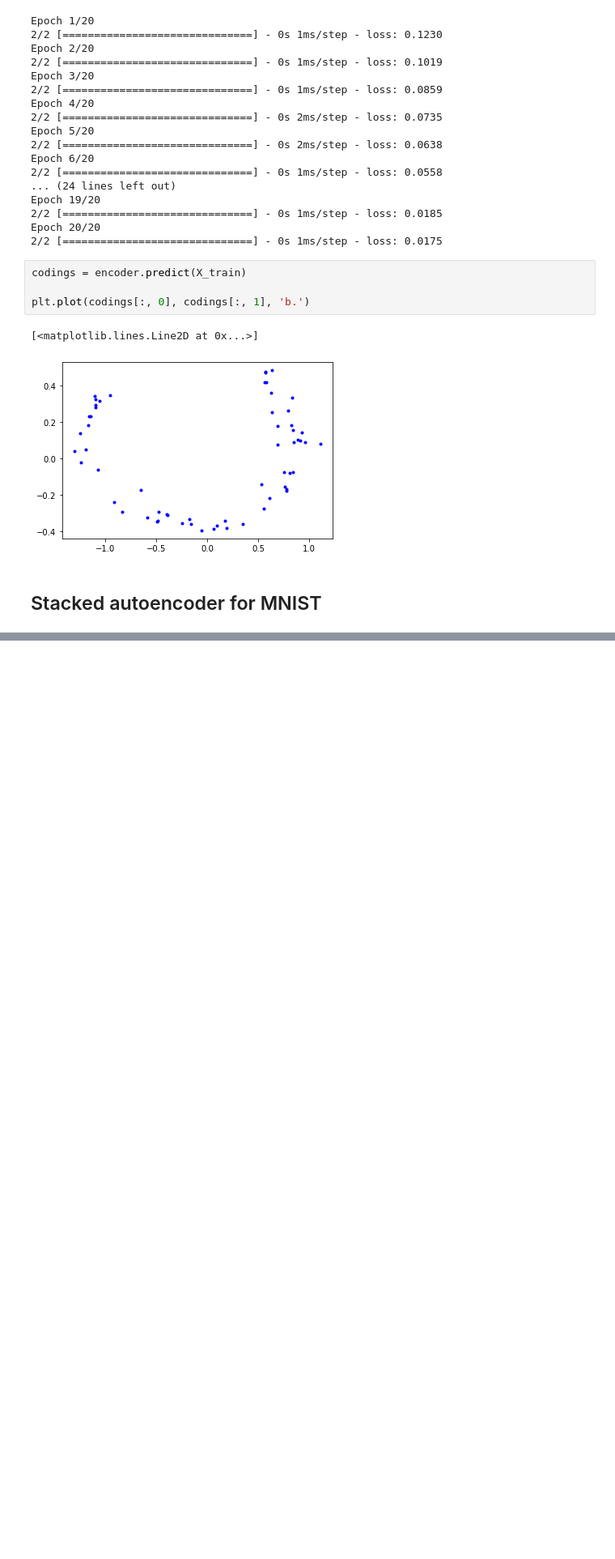
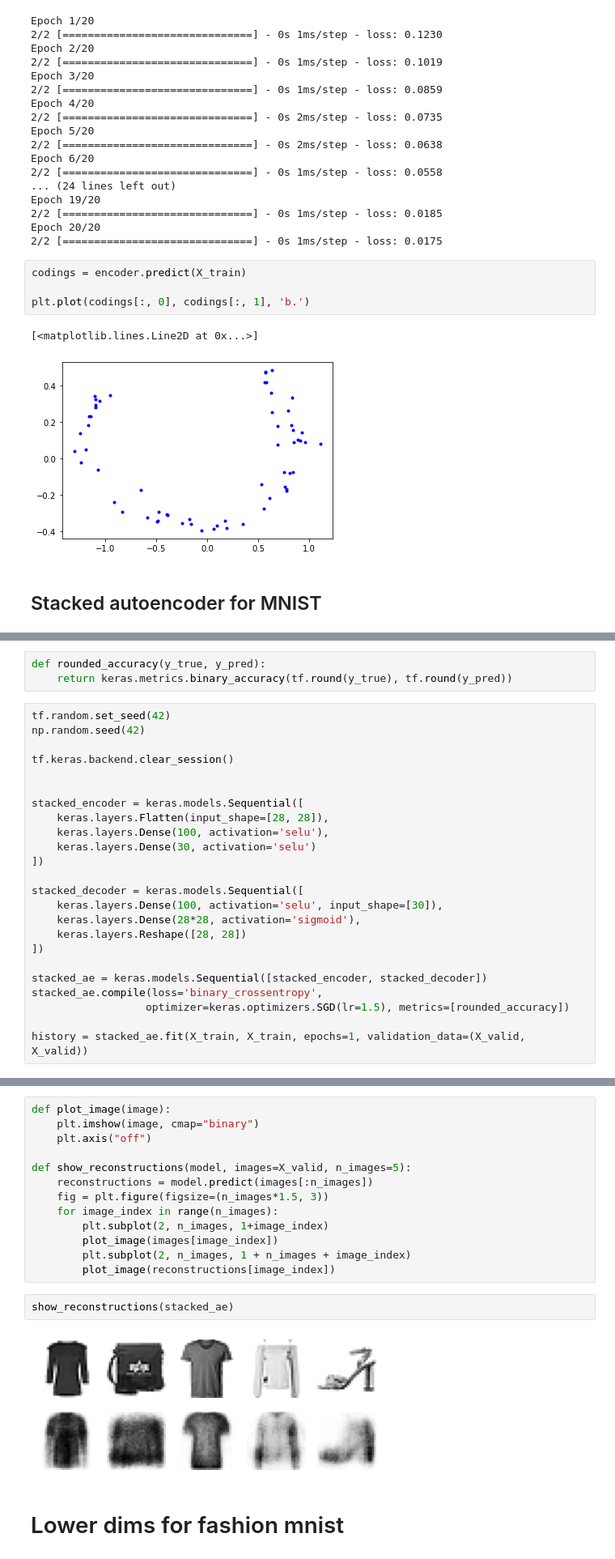
Before and after one commit to umeshraj/hands_on_ml, a Jupyter notebook: 17_autoencoders.ipynb, the cells around one changed output, grey strips where cells are left out. Shown at 81% size. Drawn from its saved outputs; the diff is of its cells as text; blank space fills up the shorter version.

Commit message:
Autoencoders with fashion mnist

```diff
--- a/17_autoencoders.ipynb
+++ b/17_autoencoders.ipynb
@@ -71,0 +80,27 @@ plt.plot(codings[:, 0], codings[:, 1], 'b.')
+# %%
+def rounded_accuracy(y_true, y_pred):
+    return keras.metrics.binary_accuracy(tf.round(y_true), tf.round(y_pred))
+# %%
+tf.random.set_seed(42)
+np.random.seed(42)
+
+tf.keras.backend.clear_session()
+
+
+stacked_encoder = keras.models.Sequential([
+    keras.layers.Flatten(input_shape=[28, 28]),
+    keras.layers.Dense(100, activation='selu'),
+    keras.layers.Dense(30, activation='selu')
+])
+
+stacked_decoder = keras.models.Sequential([
+    keras.layers.Dense(100, activation='selu', input_shape=[30]),
+    keras.layers.Dense(28*28, activation='sigmoid'),
+    keras.layers.Reshape([28, 28])
+])
+
+stacked_ae = keras.models.Sequential([stacked_encoder, stacked_decoder])
+stacked_ae.compile(loss='binary_crossentropy',
+                  optimizer=keras.optimizers.SGD(lr=1.5), metrics=[rounded_accuracy])
+
+history = stacked_ae.fit(X_train, X_train, epochs=1, validation_data=(X_valid, X_valid))
@@ -71,0 +109,19 @@ plt.plot(codings[:, 0], codings[:, 1], 'b.')
+# %%
+def plot_image(image):
+    plt.imshow(image, cmap="binary")
+    plt.axis("off")
+
+def show_reconstructions(model, images=X_valid, n_images=5):
+    reconstructions = model.predict(images[:n_images])
+    fig = plt.figure(figsize=(n_images*1.5, 3))
+    for image_index in range(n_images):
+        plt.subplot(2, n_images, 1+image_index)
+        plot_image(images[image_index])
+        plt.subplot(2, n_images, 1 + n_images + image_index)
+        plot_image(reconstructions[image_index])
+# %%
+show_reconstructions(stacked_ae)
+# %% [output]
+[figure, added]
+# %% [markdown]
+# Lower dims for fashion mnist
```
Also changed, not shown: parts of 4 cells of this notebook.
